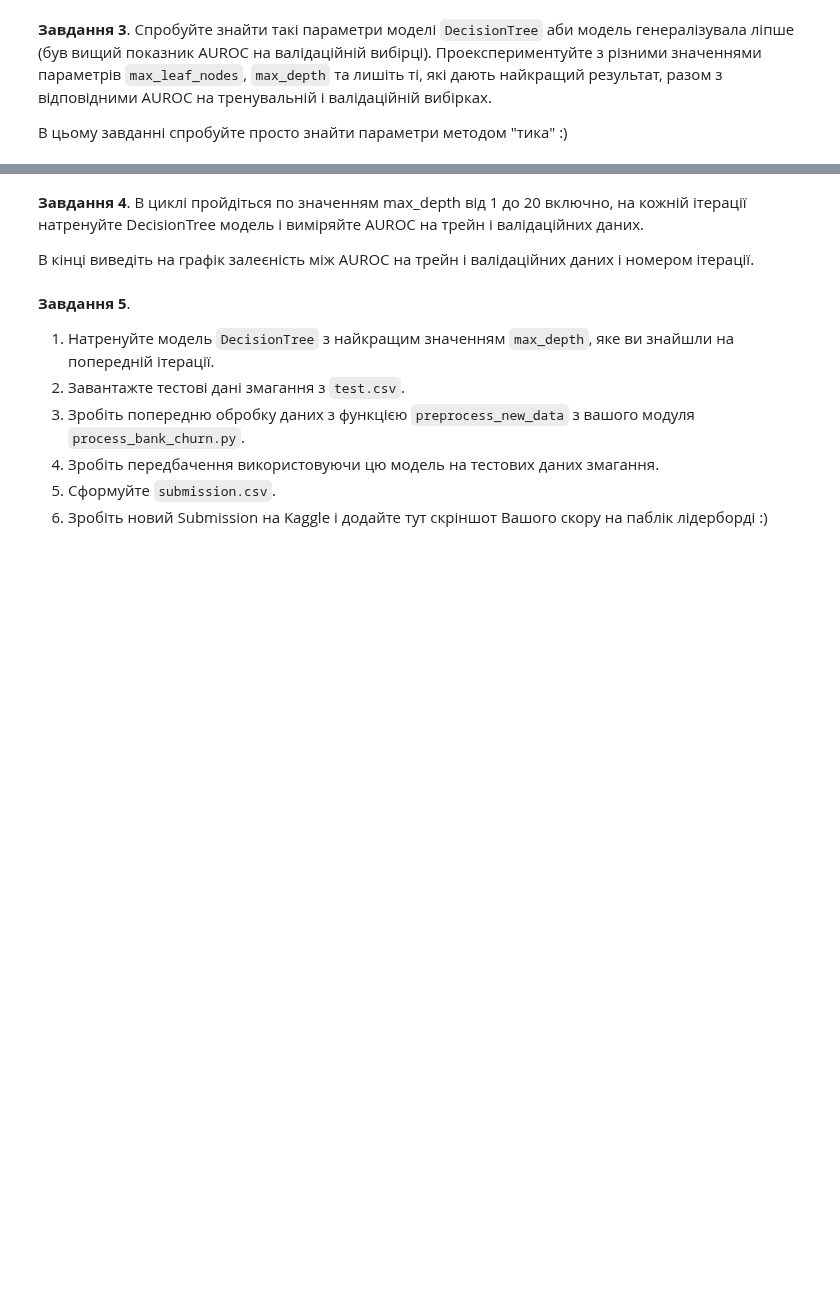
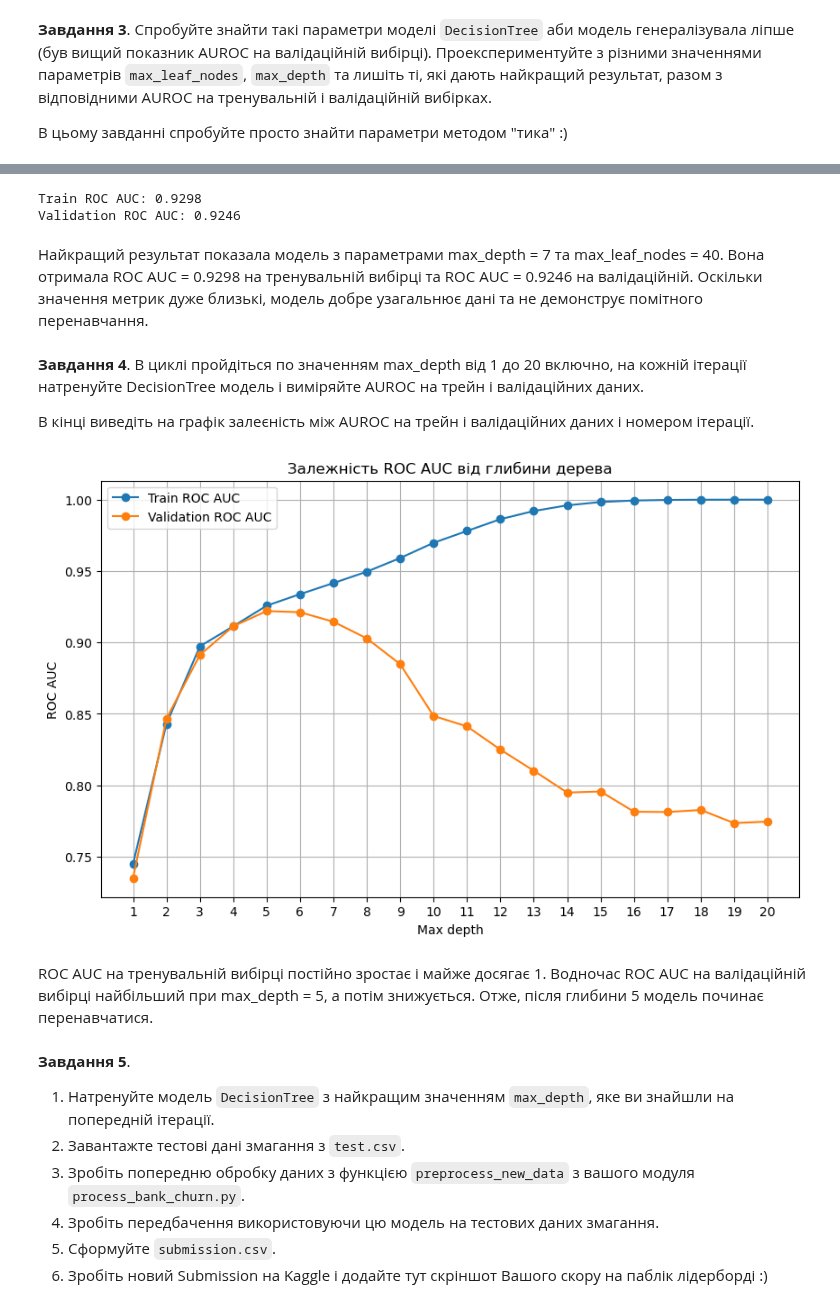
Before and after one commit to inna1999-pl/python_for_ds_tasks, a Jupyter notebook: Machine learning. New course/Kaggle competition 1 (Bank Customer Churn Prediction (DLU Course c.5))/HW_2_3_Дерева_прийняття_рішень.ipynb, the cells around one changed output, grey strips where cells are left out. Drawn from its saved outputs; the diff is of its cells as text; code cells hidden in the pictures; blank space fills up the shorter version.

```diff
--- a/Machine learning. New course/Kaggle competition 1 (Bank Customer Churn Prediction (DLU Course c.5))/HW_2_3_Дерева_прийняття_рішень.ipynb
+++ b/Machine learning. New course/Kaggle competition 1 (Bank Customer Churn Prediction (DLU Course c.5))/HW_2_3_Дерева_прийняття_рішень.ipynb
@@ -43,0 +81,3 @@
+# %%
+train_probs = tree_model.predict_proba(X_train)[:, 1]
+val_probs = tree_model.predict_proba(X_val)[:, 1]
@@ -48,3 +217,29 @@
+# %%
+best_model = DecisionTreeClassifier(
+    random_state=42,
+    max_depth=7,
+    max_leaf_nodes=40
+)
+
+best_model.fit(X_train, train_targets)
+
+train_auc = roc_auc_score(
+    train_targets,
+    best_model.predict_proba(X_train)[:, 1]
+)
+
+val_auc = roc_auc_score(
+    val_targets,
+    best_model.predict_proba(X_val)[:, 1]
+)
+
+print(f"Train ROC AUC: {train_auc:.4f}")
+print(f"Validation ROC AUC: {val_auc:.4f}")
+# %% [output]
+Train ROC AUC: 0.9298
+Validation ROC AUC: 0.9246
+# %% [markdown]
+Найкращий результат показала модель з параметрами max_depth = 7 та max_leaf_nodes = 40. Вона отримала ROC AUC = 0.9298 на тренувальній вибірці та ROC AUC = 0.9246 на валідаційній. Оскільки значення метрик дуже близькі, модель добре узагальнює дані та не демонструє помітного перенавчання.
 # %% [markdown]
 **Завдання 4**. В циклі пройдіться по значенням max_depth від 1 до 20 включно, на кожній ітерації натренуйте DecisionTree модель і виміряйте AUROC на трейн і валідаційних даних.
 
@@ -52,3 +276,33 @@
+# %%
+plt.figure(figsize=(10, 6))
+
+plt.plot(
+    depth_values,
+    train_auc_scores,
+    marker='o',
+    label='Train ROC AUC'
+)
+
+plt.plot(
+    depth_values,
+    val_auc_scores,
+    marker='o',
+    label='Validation ROC AUC'
+)
+
+plt.xlabel('Max depth')
+plt.ylabel('ROC AUC')
+plt.title('Залежність ROC AUC від глибини дерева')
+
+plt.xticks(range(1, 21))
+plt.legend()
+plt.grid()
+
+plt.show()
+# %% [output]
+[figure, added]
+# %% [markdown]
+ROC AUC на тренувальній вибірці постійно зростає і майже досягає 1. Водночас ROC AUC на валідаційній вибірці найбільший при max_depth = 5, а потім знижується. Отже, після глибини 5 модель починає перенавчатися.
 # %% [markdown]
 **Завдання 5**.
 1. Натренуйте модель `DecisionTree` з найкращим значенням `max_depth`, яке ви знайшли на попередній ітерації.
```
Also changed, not shown: parts of 21 cells of this notebook.
